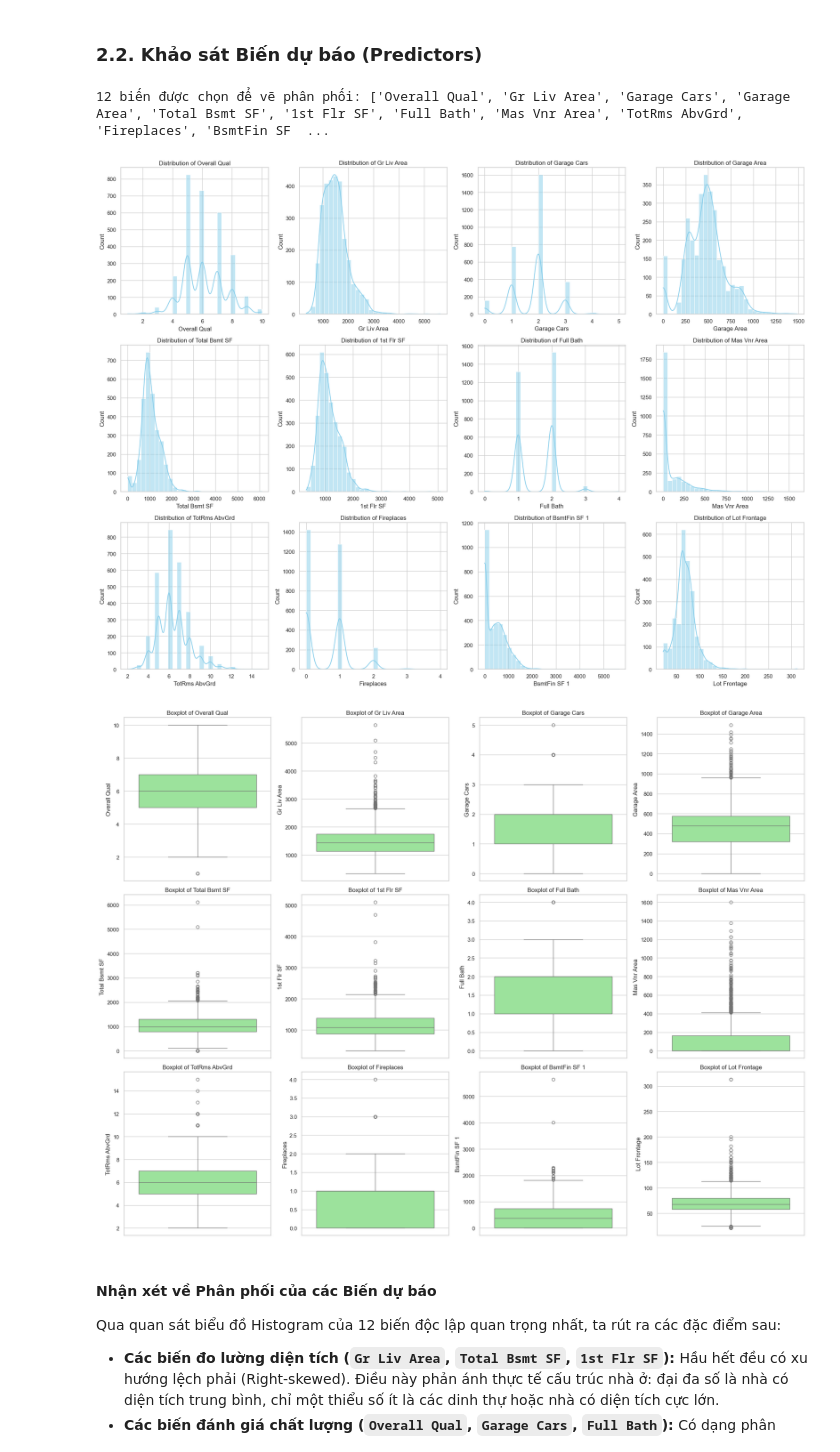
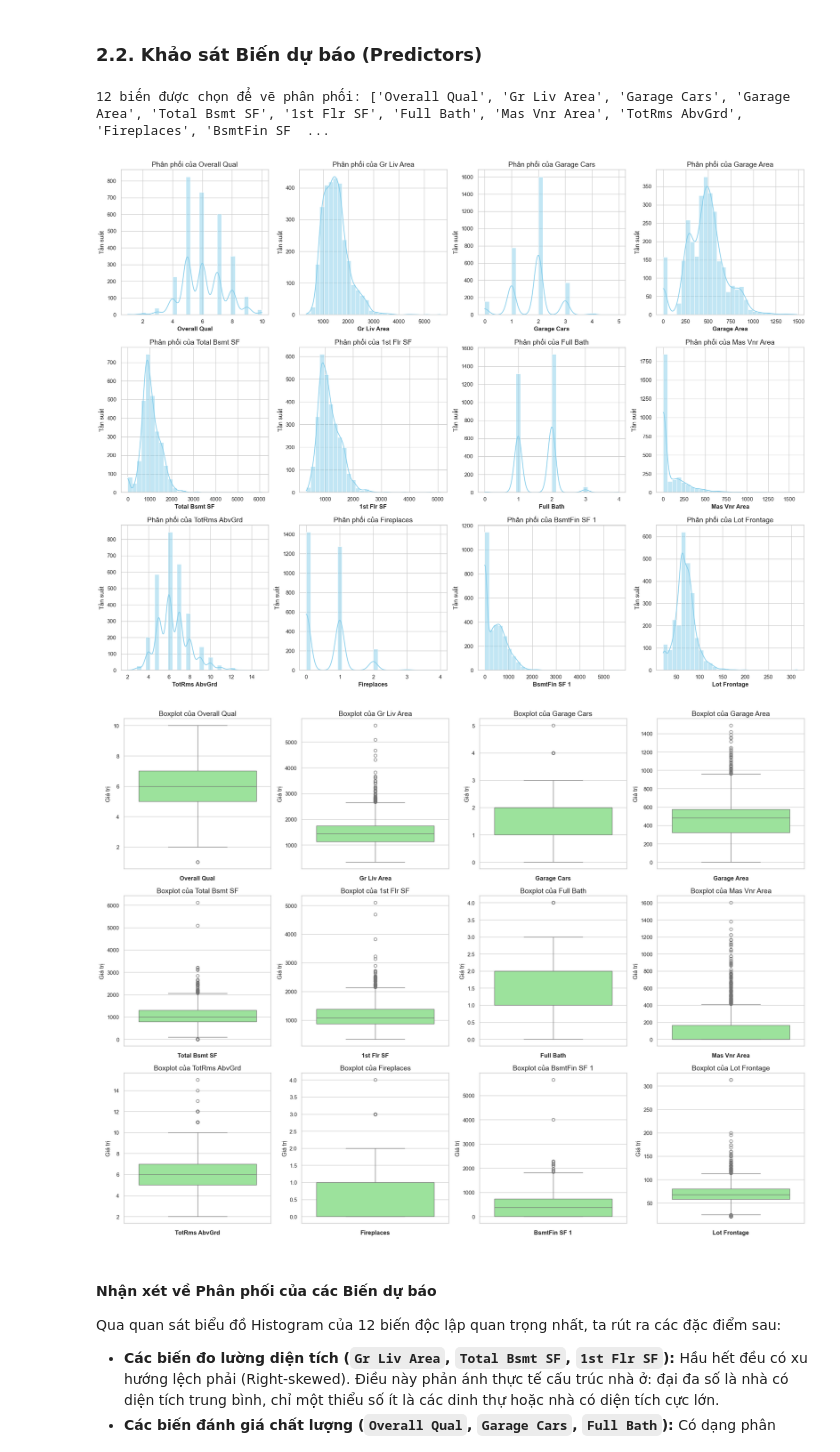
Before and after one commit to BB1311/Data-Fitting-And-OLS-Method, a Jupyter notebook: part2/part2_notebook.ipynb, the cells around one changed output. Saved outputs shown, nothing was run; the diff lists cells and outputs as text; code cells hidden in the pictures.

```diff
--- a/part2/part2_notebook.ipynb
+++ b/part2/part2_notebook.ipynb
@@ -103,37 +103,41 @@ corr_matrix = df[numeric_cols].corr()
 
 # Lấy top 30 biến tương quan mạnh nhất với SalePrice
 top_30_features = corr_matrix['SalePrice'].sort_values(ascending=False).head(30).index
 
 # Định nghĩa danh sách các biến mang tính chất thời gian (năm/tháng)
 temporal_cols = ['Year Built', 'Year Remod/Add', 'Garage Yr Blt', 'Yr Sold', 'Mo Sold']
 
 # Lọc ra top các biến tương quan cao, bỏ qua biến mục tiêu (index 0)
 # và bỏ qua các biến nằm trong danh sách temporal_cols
 predictors_to_plot = [col for col in top_30_features[1:] if col not in temporal_cols][:12]
 
 print(f"12 biến được chọn để vẽ phân phối: {predictors_to_plot}")
 
 # Vẽ lưới Histogram 3x4
 plt.figure(figsize=(20, 15))
 for i, col in enumerate(predictors_to_plot, 1):
     plt.subplot(3, 4, i)
     sns.histplot(df[col], kde=True, bins=30, color='skyblue')
-    plt.title(f'Distribution of {col}')
+    plt.title(f'Phân phối của {col}', fontsize=14)
+    plt.xlabel(col, fontsize=12, fontweight='bold')
+    plt.ylabel('Tần suất', fontsize=12)
 plt.tight_layout()
 plt.show()
 
 # Vẽ lưới Boxplot 3x4
 plt.figure(figsize=(20, 15))
 for i, col in enumerate(predictors_to_plot, 1):
     plt.subplot(3, 4, i)
     sns.boxplot(y=df[col], color='lightgreen')
-    plt.title(f'Boxplot of {col}')
+    plt.title(f'Boxplot của {col}', fontsize=14)
+    plt.ylabel('Giá trị', fontsize=12)
+    plt.xlabel(col, fontsize=12, fontweight='bold')
 plt.tight_layout()
 plt.show()
 # %% [output]
 12 biến được chọn để vẽ phân phối: ['Overall Qual', 'Gr Liv Area', 'Garage Cars', 'Garage Area', 'Total Bsmt SF', '1st Flr SF', 'Full Bath', 'Mas Vnr Area', 'TotRms AbvGrd', 'Fireplaces', 'BsmtFin SF  ...
-[figure, old version]
+[figure, new version]
-[figure, old version]
+[figure, new version]
 # %% [markdown]
 #### Nhận xét về Phân phối của các Biến dự báo
 Qua quan sát biểu đồ Histogram của 12 biến độc lập quan trọng nhất, ta rút ra các đặc điểm sau:
```
